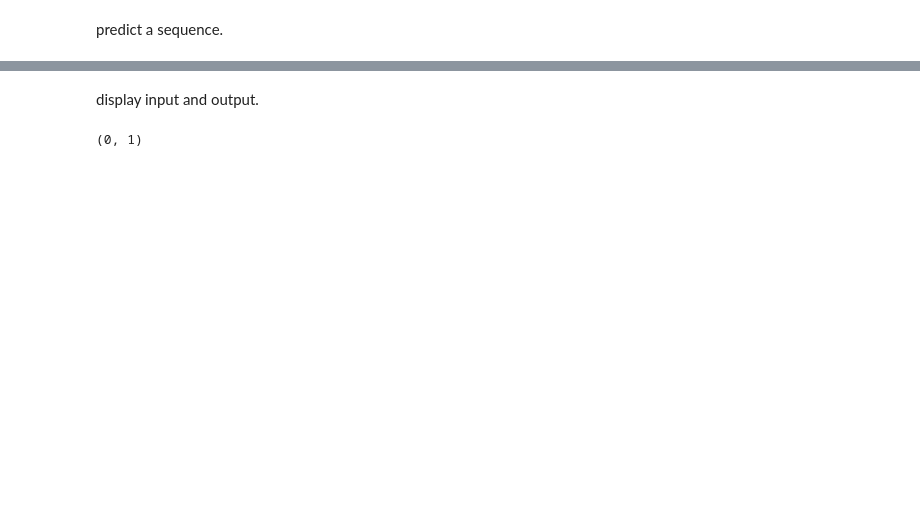
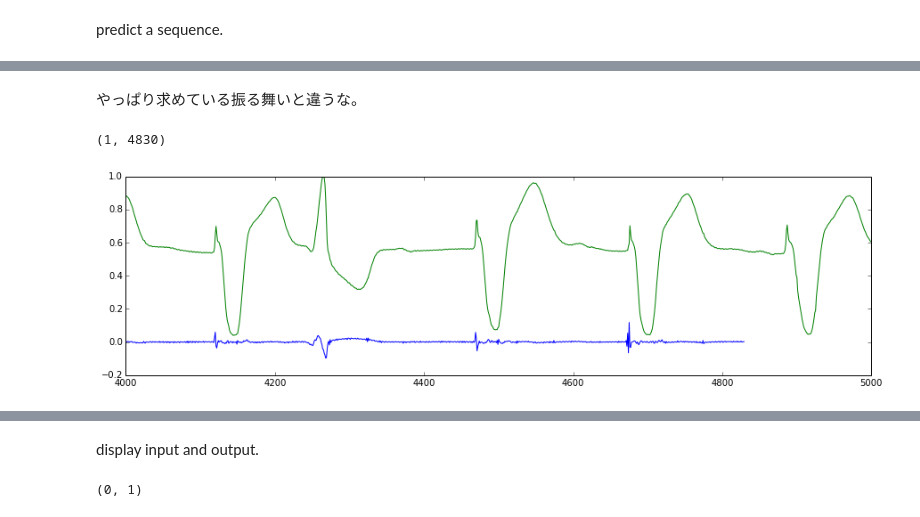
Before and after one commit to afcarl/chainer_seq2seq, a Jupyter notebook: experiment_01.ipynb, the cells around one changed output, grey strips where cells are left out. Cells and saved outputs as stored; diff of their text form; code cells hidden in the pictures; blank space fills up the shorter version.

```diff
--- a/experiment_01.ipynb
+++ b/experiment_01.ipynb
@@ -105,0 +147,13 @@ valid_dst_mini_batch_data = predict.predict_(seq2seq, valid_src_mini_batch_data)
+# %% [markdown]
+やっぱり求めている振る舞いと違うな。
+# %%
+hoge = test_errors.reshape(1, -1)
+print(hoge.shape)
+plt.figure(figsize=(15, 4))
+plt.plot(hoge[0])
+plt.plot(test_src_data)
+plt.xlim(4000, 5000)
+plt.show()
+# %% [output]
+(1, 4830)
+[figure, added]
```
Also changed, not shown: parts of 19 cells of this notebook.
